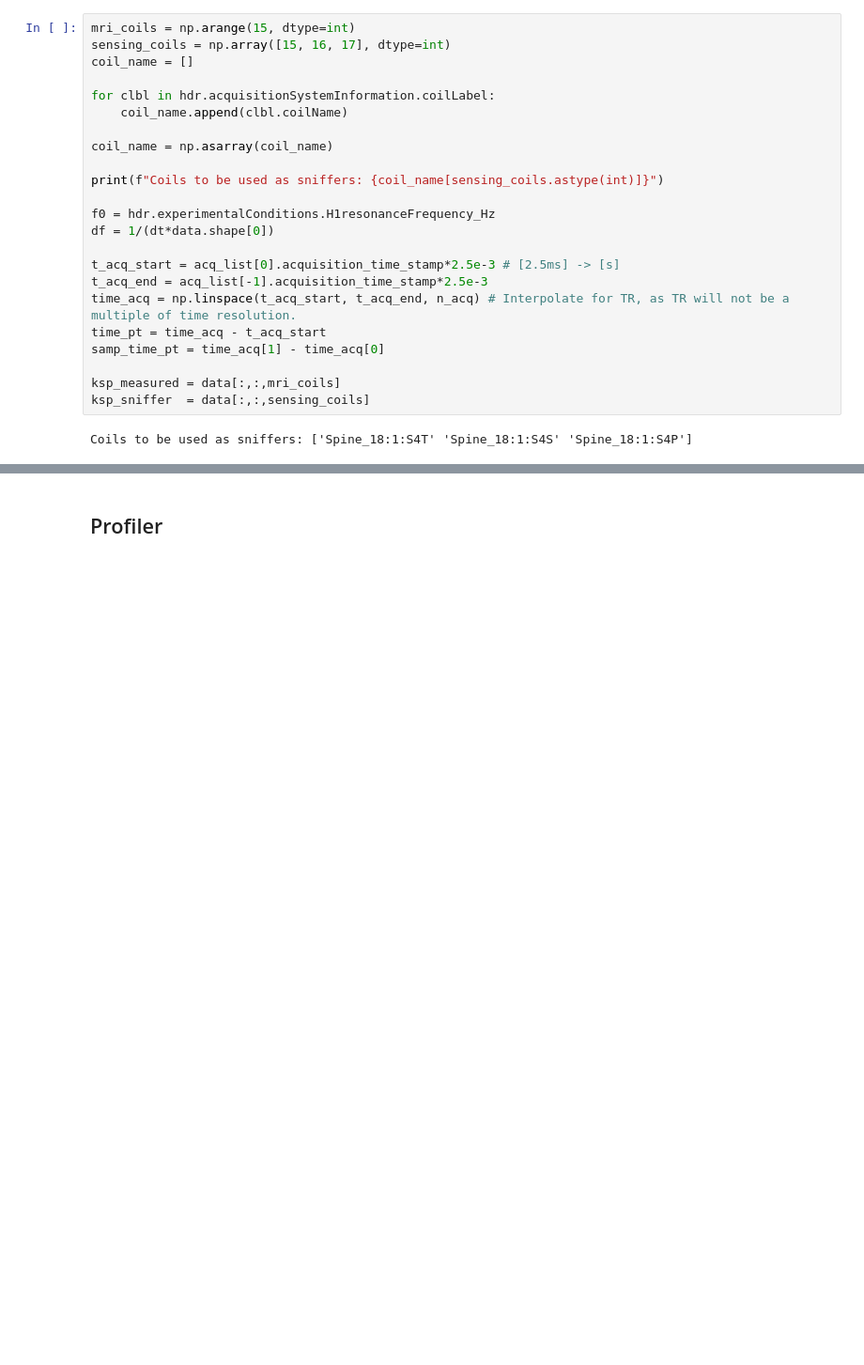
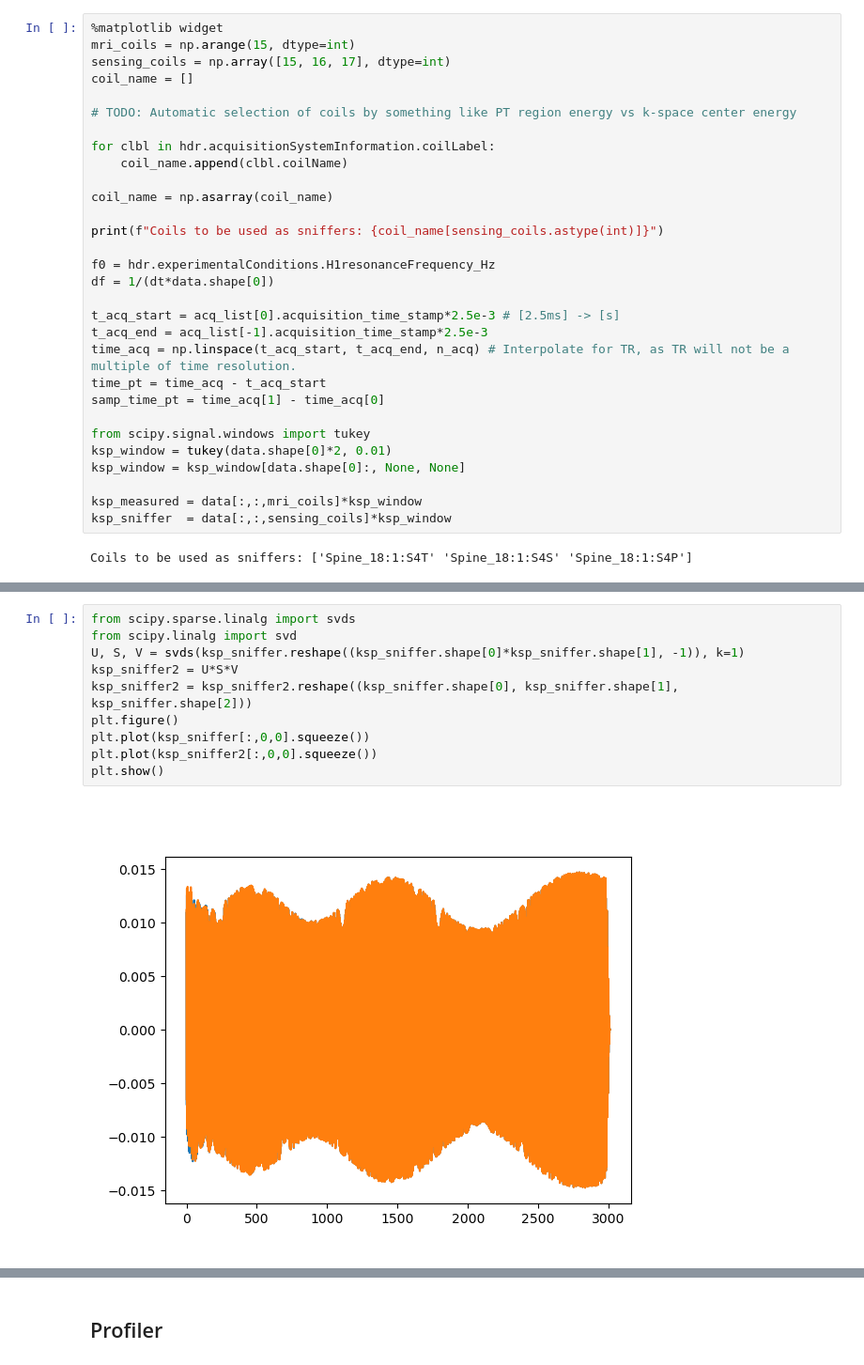
Before and after one commit to usc-mrel/PylotToneMRI, a Jupyter notebook: main_editer_correct.ipynb, the cells around one changed output, grey strips where cells are left out. Shown at 94% size. Cells and saved outputs as stored; diff of their text form; blank space fills up the shorter version.

```diff
--- a/main_editer_correct.ipynb
+++ b/main_editer_correct.ipynb
@@ -85,7 +124,10 @@ There are 4427 waveforms in the dataset. Reading...
 # %%
+%matplotlib widget
 mri_coils = np.arange(15, dtype=int)
 sensing_coils = np.array([15, 16, 17], dtype=int)
 coil_name = []
+
+# TODO: Automatic selection of coils by something like PT region energy vs k-space center energy
 
 for clbl in hdr.acquisitionSystemInformation.coilLabel:
     coil_name.append(clbl.coilName)
@@ -103,7 +145,11 @@ time_acq = np.linspace(t_acq_start, t_acq_end, n_acq) # Interpolate for TR, as T
 time_pt = time_acq - t_acq_start
 samp_time_pt = time_acq[1] - time_acq[0]
 
-ksp_measured = data[:,:,mri_coils]
-ksp_sniffer  = data[:,:,sensing_coils]
+from scipy.signal.windows import tukey
+ksp_window = tukey(data.shape[0]*2, 0.01)
+ksp_window = ksp_window[data.shape[0]:, None, None]
+
+ksp_measured = data[:,:,mri_coils]*ksp_window
+ksp_sniffer  = data[:,:,sensing_coils]*ksp_window
 # %% [output]
 Coils to be used as sniffers: ['Spine_18:1:S4T' 'Spine_18:1:S4S' 'Spine_18:1:S4P']
@@ -182,3 +299,15 @@ def apply_editer(signal_in: npt.NDArray[np.complex64], sniffer: npt.NDArray[np.c
+# %%
+from scipy.sparse.linalg import svds
+from scipy.linalg import svd
+U, S, V = svds(ksp_sniffer.reshape((ksp_sniffer.shape[0]*ksp_sniffer.shape[1], -1)), k=1)
+ksp_sniffer2 = U*S*V
+ksp_sniffer2 = ksp_sniffer2.reshape((ksp_sniffer.shape[0], ksp_sniffer.shape[1], ksp_sniffer.shape[2]))
+plt.figure()
+plt.plot(ksp_sniffer[:,0,0].squeeze())
+plt.plot(ksp_sniffer2[:,0,0].squeeze())
+plt.show()
+# %% [output]
+[figure, added]
 # %%
 from scipy.fftpack import fft, ifft
 import time
```
Also changed, not shown: parts of 7 cells of this notebook, 1 other file.
